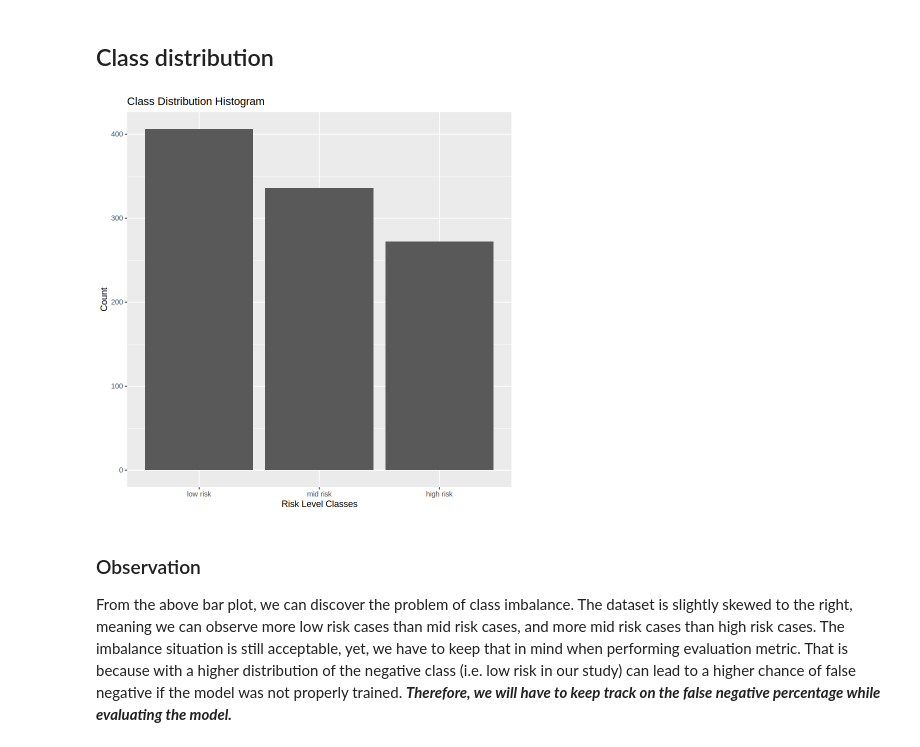
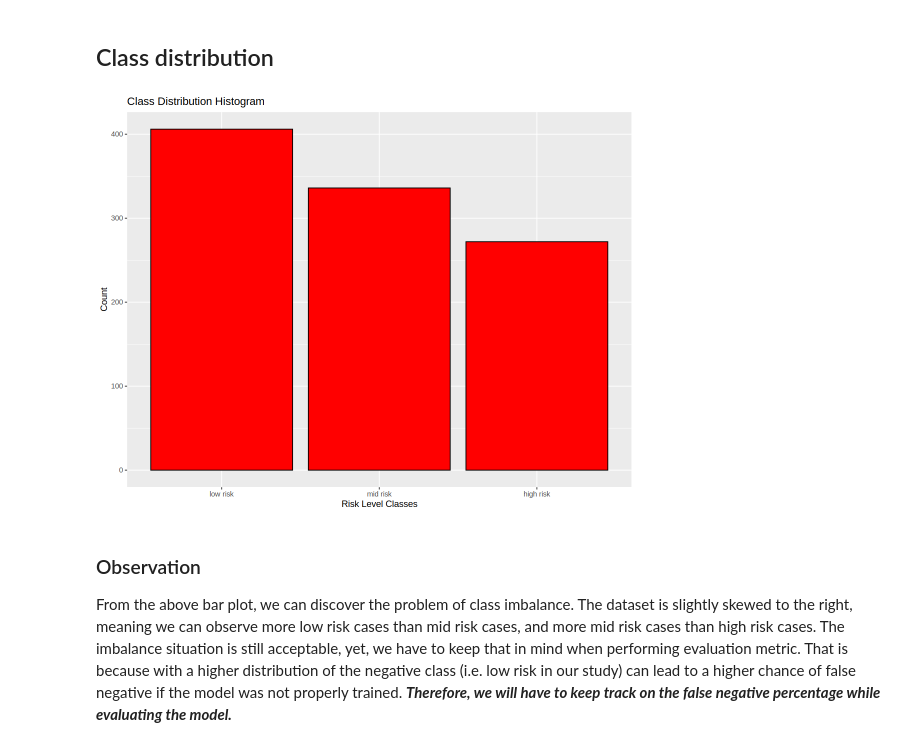
Before and after one commit to aaronardenma/Maternal-Health-Risk-Classifier-Model, a Jupyter notebook: Group_Report.ipynb, the cells around one changed output. Drawn from its saved outputs; the diff is of its cells as text; code cells hidden in the pictures.

Commit message:
Discussion and Visualization
Added Markdown for discussion will add after the entire analysis is complete.
Edited visualization size and color.

```diff
--- a/Group_Report.ipynb
+++ b/Group_Report.ipynb
@@ -101,21 +101,22 @@ In common knowledge, all the above features are often good predictors in prognos
 # %% [markdown]
 ## Class distribution
 # %%
+options(repr.plot.width = 9, repr.plot.height = 7)
 class_distribution_plot <- mat_health_risk |>
     select(RiskLevel) |>
     mutate(RiskLevel = factor(RiskLevel)) |>
     mutate(RiskLevel = RiskLevel |> fct_relevel("low risk", "mid risk", "high risk")) |>
     group_by(RiskLevel) |>
     summarize(count = n()) |>
     ggplot(aes(x = RiskLevel, y = count)) +
-    geom_bar(stat="identity") +
+    geom_bar(stat="identity", color = "black", fill = "red") +
     xlab("Risk Level Classes") +
     ylab("Count") +
     ggtitle("Class Distribution Histogram")
 
 class_distribution_plot
 # %% [output]
-[figure, old version]
+[figure, new version]
 # %% [markdown]
 ### Observation
 From the above bar plot, we can discover the problem of class imbalance. The dataset is slightly skewed to the right, meaning we can observe more low risk cases than mid risk cases, and more mid risk cases than high risk cases. The imbalance situation is still acceptable, yet, we have to keep that in mind when performing evaluation metric. That is because with a higher distribution of the negative class (i.e. low risk in our study) can lead to a higher chance of false negative if the model was not properly trained. ***Therefore, we will have to keep track on the false negative percentage while evaluating the model.***
```
Also changed, not shown: parts of 3 cells of this notebook.
